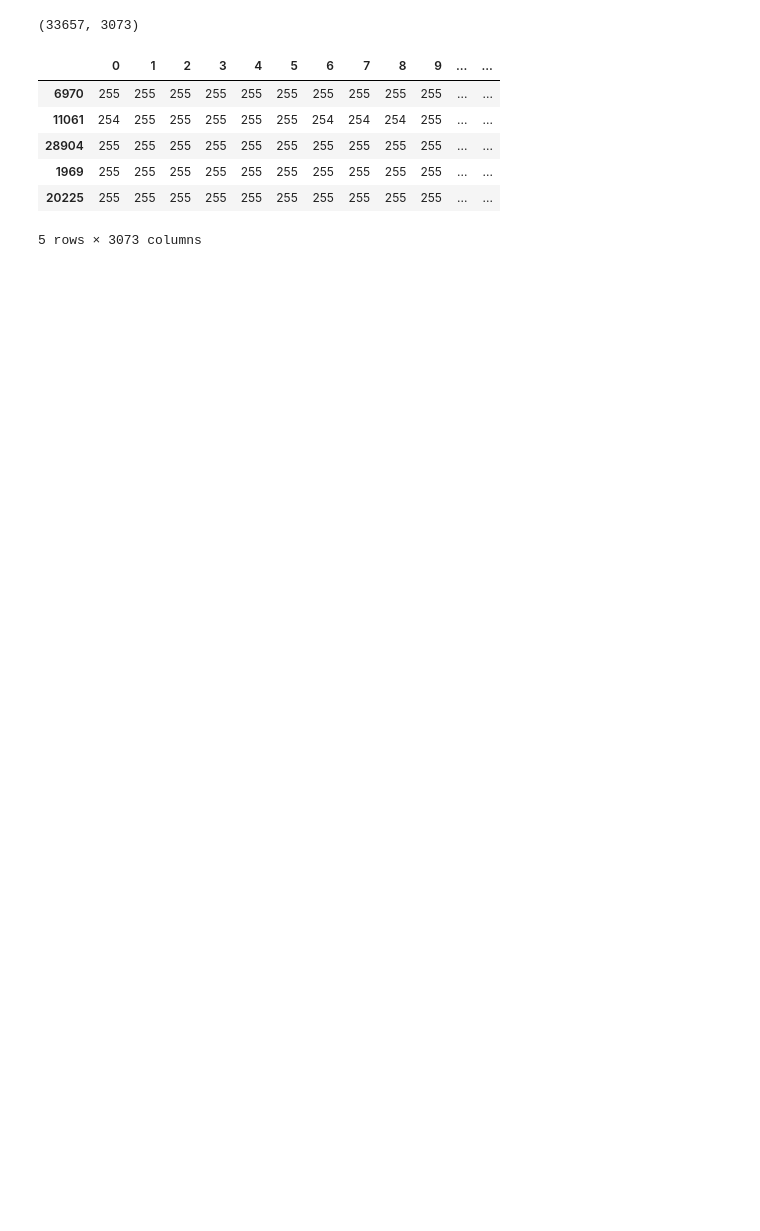
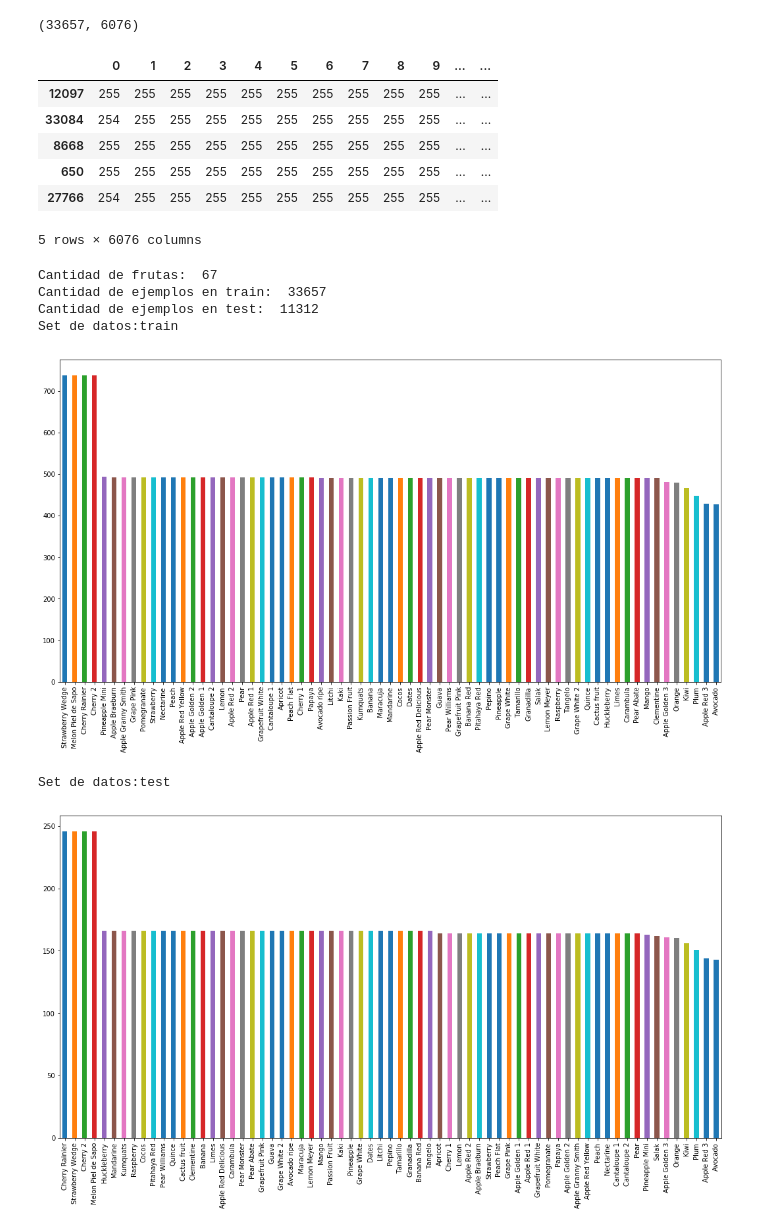
Before and after one commit to fedehenzenn/ml-grupohpz, a Jupyter notebook: tp3_cv.ipynb, the cells around one changed output. Drawn from its saved outputs; the diff is of its cells as text; code cells hidden in the pictures; blank space fills up the shorter version.

```diff
--- a/tp3_cv.ipynb
+++ b/tp3_cv.ipynb
@@ -11,5 +22,5 @@ from sklearn.metrics import accuracy_score, confusion_matrix
 # %%
-PICTURE_SIZE = 32
+PICTURE_SIZE = 45
 CHANNELS = 'rgb'
 
 INPUT_COLUMNS = []
@@ -17,10 +28,8 @@ INPUT_COLUMNS = []
 for color in CHANNELS:
     INPUT_COLUMNS.extend(['%s%i' % (color, i)
                           for i in range(PICTURE_SIZE ** 2)])
-old_column=list(range(0,PICTURE_SIZE*PICTURE_SIZE*3))
+columnas=list(range(0,PICTURE_SIZE*PICTURE_SIZE*3))
 # %%
-import cv2
-
 def load_images(path):
     img_data = []
     labels = []
@@ -33,7 +42,7 @@ def load_images(path):
         for img in os.listdir(fruit_path):
             img_path = os.path.join(fruit_path,img)
             image = cv2.imread(img_path)
-            image = cv2.resize(image, (32, 32))
+            image = cv2.resize(image, (PICTURE_SIZE, PICTURE_SIZE))
             image = cv2.cvtColor(image, cv2.COLOR_BGR2RGB)
             img_data.append(image)
             idx_to_label.append(i)
@@ -41,6 +97,6 @@ def load_images(path):
 # %%
-training_data_path = '/home/fede/Documentos/Machine-learning/PT-1/data/Training'
-validation_data_path = '/home/fede/Documentos/Machine-learning/PT-1/data/Validation'
+training_data_path = 'data/Training/'
+validation_data_path = 'data/Validation/'
 X_train,y_train,label_data = load_images(training_data_path)
 X_test,y_test,label_data_garbage = load_images(validation_data_path)
 # %%
@@ -60,17 +120,17 @@ etiqueta=etiqueta.replace({v: k for v, k in enumerate(label_data)},)#remplaza el
 trainDF['etiqueta']=etiqueta
 print(trainDF.shape)
 # %% [output]
-(33657, 3073)
+(33657, 6076)
 # %%
 trainDF.sample(5)
 # %% [output]
 |  | 0 | 1 | 2 | 3 | 4 | 5 | 6 | 7 | 8 | 9 | ... | ... |
-| 6970 | 255 | 255 | 255 | 255 | 255 | 255 | 255 | 255 | 255 | 255 | ... | ... |
-| 11061 | 254 | 255 | 255 | 255 | 255 | 255 | 254 | 254 | 254 | 255 | ... | ... |
-| 28904 | 255 | 255 | 255 | 255 | 255 | 255 | 255 | 255 | 255 | 255 | ... | ... |
-| 1969 | 255 | 255 | 255 | 255 | 255 | 255 | 255 | 255 | 255 | 255 | ... | ... |
-| 20225 | 255 | 255 | 255 | 255 | 255 | 255 | 255 | 255 | 255 | 255 | ... | ... |
+| 12097 | 255 | 255 | 255 | 255 | 255 | 255 | 255 | 255 | 255 | 255 | ... | ... |
+| 33084 | 254 | 255 | 255 | 255 | 255 | 255 | 255 | 255 | 255 | 255 | ... | ... |
+| 8668 | 255 | 255 | 255 | 255 | 255 | 255 | 255 | 255 | 255 | 255 | ... | ... |
+| 650 | 255 | 255 | 255 | 255 | 255 | 255 | 255 | 255 | 255 | 255 | ... | ... |
+| 27766 | 254 | 255 | 255 | 255 | 255 | 255 | 255 | 255 | 255 | 255 | ... | ... |
-5 rows × 3073 columns
+5 rows × 6076 columns
 # %%
 test_rearmado=X_test.reshape(len(y_test),-1)#Rearma el array en dos dimensiones
 
@@ -95,0 +153,16 @@ def show_images(samples):
+# %%
+print('Cantidad de frutas: ',len(label_data))
+print('Cantidad de ejemplos en train: ',len(y_train))
+print('Cantidad de ejemplos en test: ',len(y_test))
+for nameset, set in sets:
+    print('Set de datos:'+ nameset)
+    set.etiqueta.value_counts().plot.bar(figsize=(18,9))
+    plt.show()
+# %% [output]
+Cantidad de frutas:  67
+Cantidad de ejemplos en train:  33657
+Cantidad de ejemplos en test:  11312
+Set de datos:train
+[figure, added]
+Set de datos:test
+[figure, added]
```
Also changed, not shown: parts of 24 cells of this notebook.
